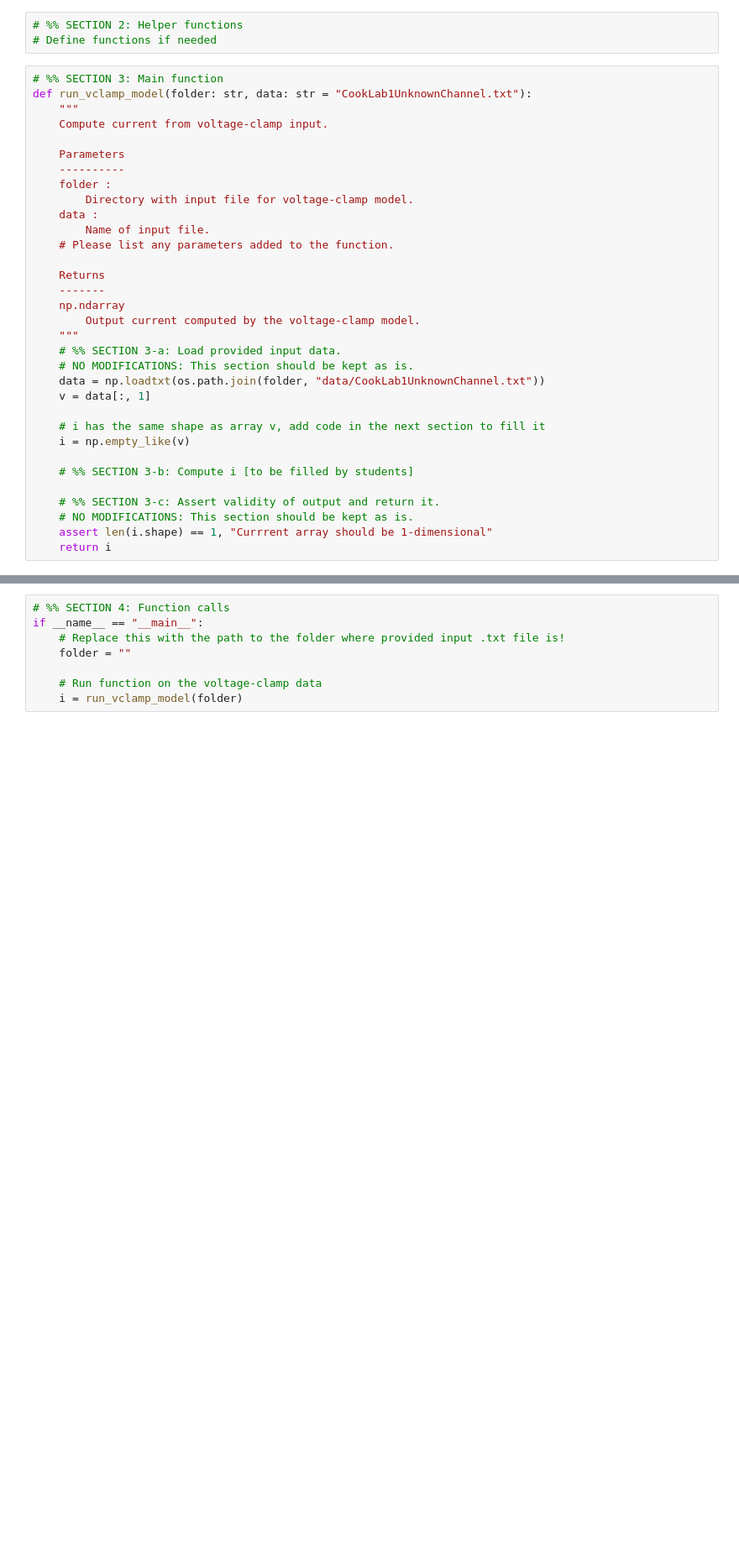
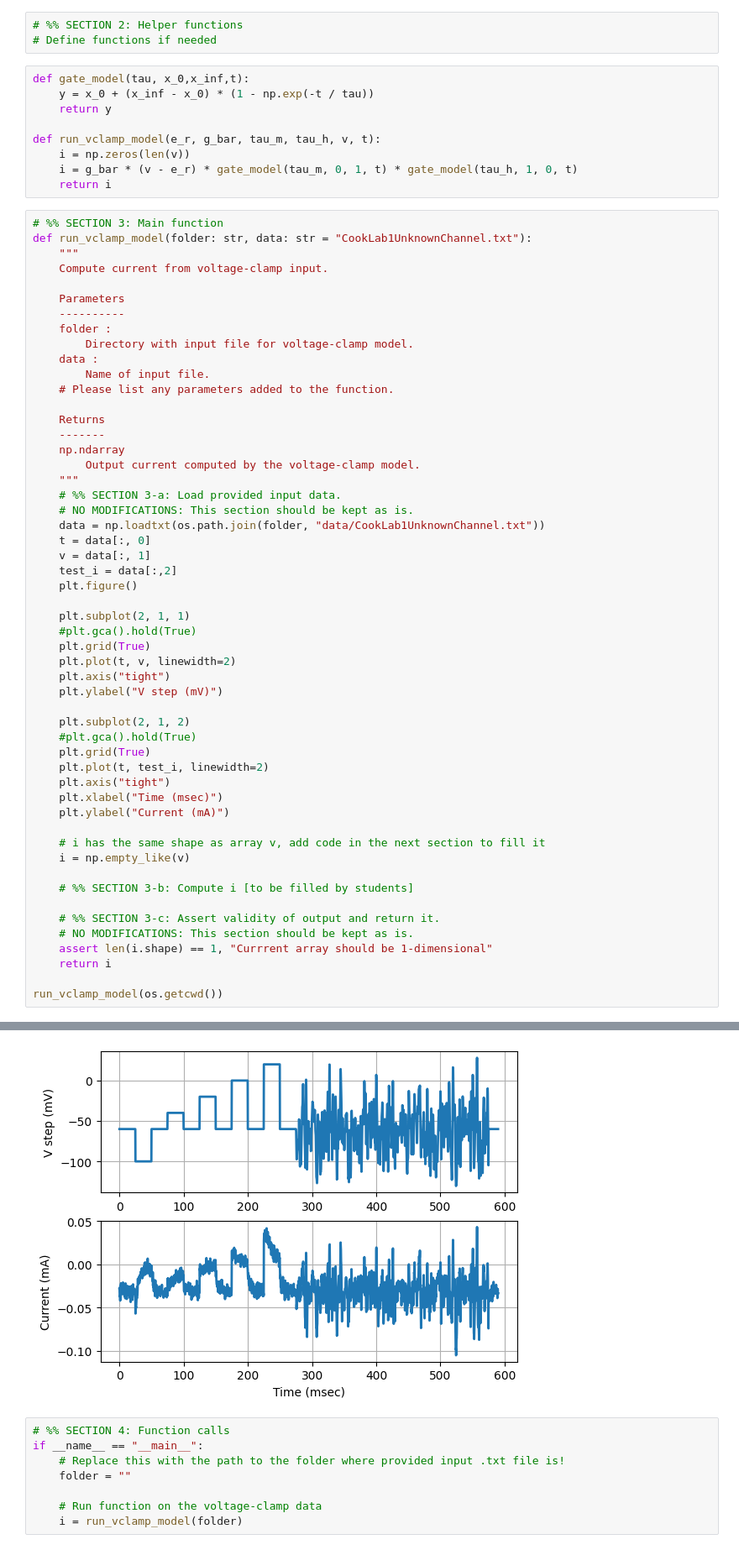
Before and after one commit to Hadrien123/QLS_HodgkinHuxley, a Jupyter notebook: base_code.ipynb, the cells around one changed output, grey strips where cells are left out. Shown at 84% size. Cells and saved outputs as stored; diff of their text form; blank space fills up the shorter version.

```diff
--- a/base_code.ipynb
+++ b/base_code.ipynb
@@ -7,6 +8,15 @@ import numpy as np
 # %%
 # %% SECTION 2: Helper functions
 # Define functions if needed
+# %%
+def gate_model(tau, x_0,x_inf,t):
+    y = x_0 + (x_inf - x_0) * (1 - np.exp(-t / tau))
+    return y
+
+def run_vclamp_model(e_r, g_bar, tau_m, tau_h, v, t):
+    i = np.zeros(len(v))
+    i = g_bar * (v - e_r) * gate_model(tau_m, 0, 1, t) * gate_model(tau_h, 1, 0, t)
+    return i
 # %%
 # %% SECTION 3: Main function
 def run_vclamp_model(folder: str, data: str = "CookLab1UnknownChannel.txt"):
@@ -29,7 +39,25 @@ def run_vclamp_model(folder: str, data: str = "CookLab1UnknownChannel.txt"):
     # %% SECTION 3-a: Load provided input data.
     # NO MODIFICATIONS: This section should be kept as is.
     data = np.loadtxt(os.path.join(folder, "data/CookLab1UnknownChannel.txt"))
+    t = data[:, 0]
     v = data[:, 1]
+    test_i = data[:,2]
+    plt.figure()
+
+    plt.subplot(2, 1, 1)
+    #plt.gca().hold(True)
+    plt.grid(True)
+    plt.plot(t, v, linewidth=2)
+    plt.axis("tight")
+    plt.ylabel("V step (mV)")
+
+    plt.subplot(2, 1, 2)
+    #plt.gca().hold(True)
+    plt.grid(True)
+    plt.plot(t, test_i, linewidth=2)
+    plt.axis("tight")
+    plt.xlabel("Time (msec)")
+    plt.ylabel("Current (mA)")
 
     # i has the same shape as array v, add code in the next section to fill it
     i = np.empty_like(v)
@@ -40,3 +68,6 @@ def run_vclamp_model(folder: str, data: str = "CookLab1UnknownChannel.txt"):
     # NO MODIFICATIONS: This section should be kept as is.
     assert len(i.shape) == 1, "Currrent array should be 1-dimensional"
     return i
+
+run_vclamp_model(os.getcwd())
+# %% [output]
@@ -43,3 +75,4 @@ def run_vclamp_model(folder: str, data: str = "CookLab1UnknownChannel.txt"):
+[figure, added]
 # %%
 # %% SECTION 4: Function calls
 if __name__ == "__main__":
```
Also changed, not shown: parts of 2 cells of this notebook, 1 other file.
